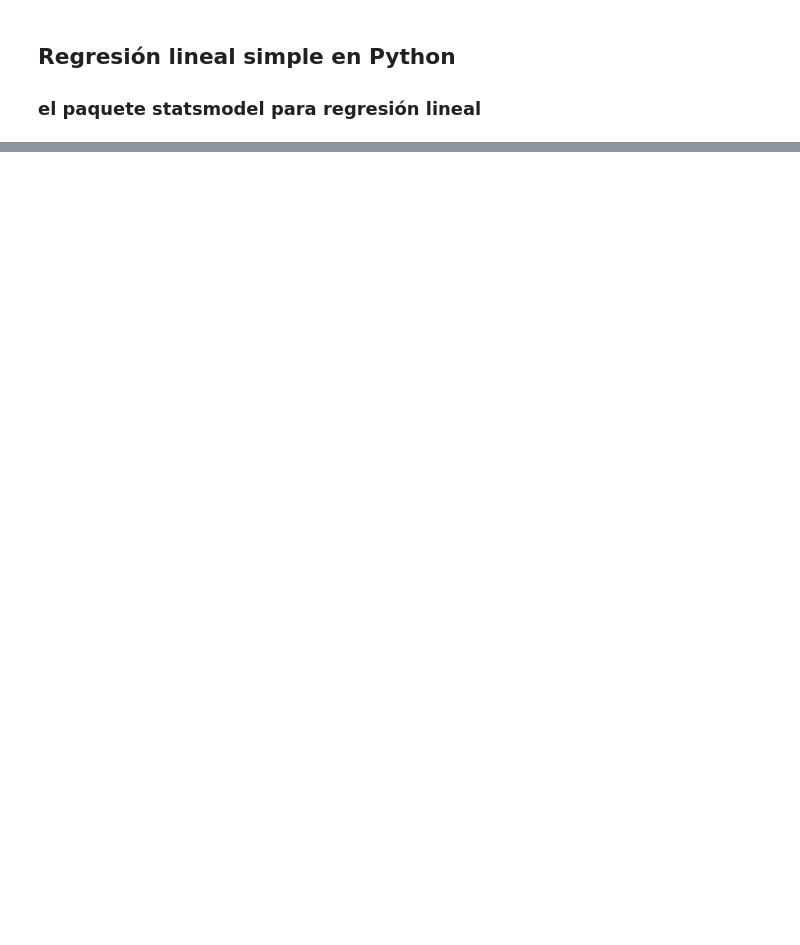
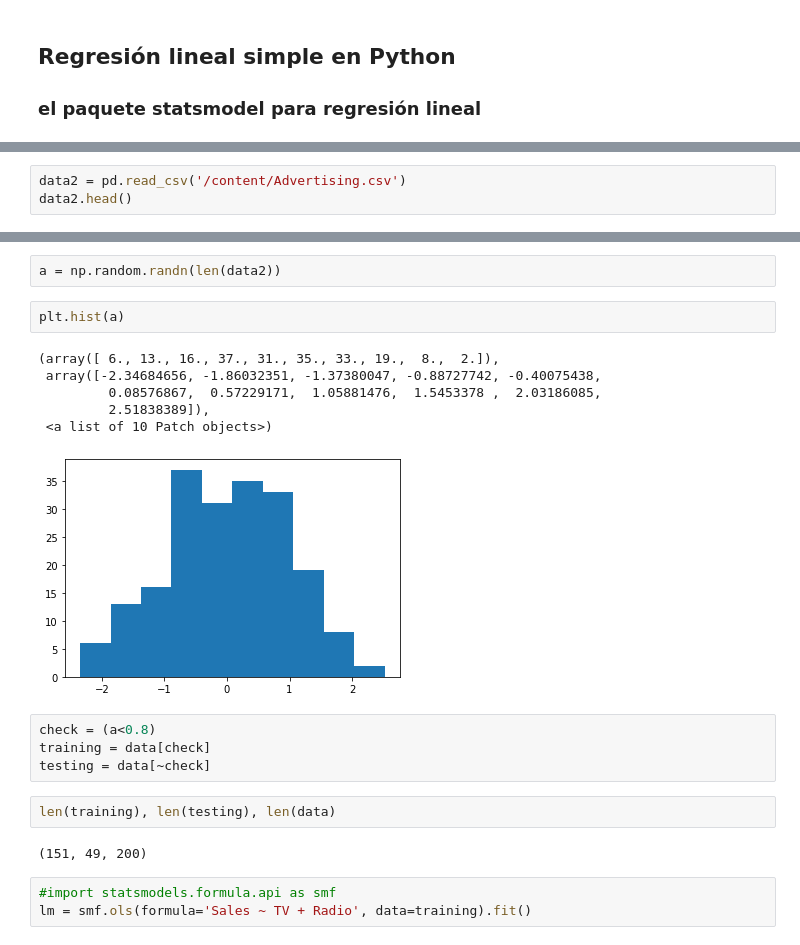
Before and after one commit to AnabelBerumen/DataScientist, a Jupyter notebook: modelos/Regresión_lineal.ipynb, the cells around one changed output, grey strips where cells are left out. Saved outputs shown, nothing was run; the diff lists cells and outputs as text; blank space fills up the shorter version.

```diff
--- a/modelos/Regresión_lineal.ipynb
+++ b/modelos/Regresión_lineal.ipynb
@@ -170,0 +498,3 @@ RSE / 11.17142868912199
+# %%
+data2 = pd.read_csv('/content/Advertising.csv')
+data2.head()
@@ -170,0 +508,22 @@ RSE / 11.17142868912199
+# %%
+a = np.random.randn(len(data2))
+# %%
+plt.hist(a)
+# %% [output]
+(array([ 6., 13., 16., 37., 31., 35., 33., 19.,  8.,  2.]),
+ array([-2.34684656, -1.86032351, -1.37380047, -0.88727742, -0.40075438,
+         0.08576867,  0.57229171,  1.05881476,  1.5453378 ,  2.03186085,
+         2.51838389]),
+ <a list of 10 Patch objects>)
+[figure, added]
+# %%
+check = (a<0.8)
+training = data[check]
+testing = data[~check]
+# %%
+len(training), len(testing), len(data)
+# %% [output]
+(151, 49, 200)
+# %%
+#import statsmodels.formula.api as smf
+lm = smf.ols(formula='Sales ~ TV + Radio', data=training).fit()
```
Also changed, not shown: parts of 127 cells of this notebook.
